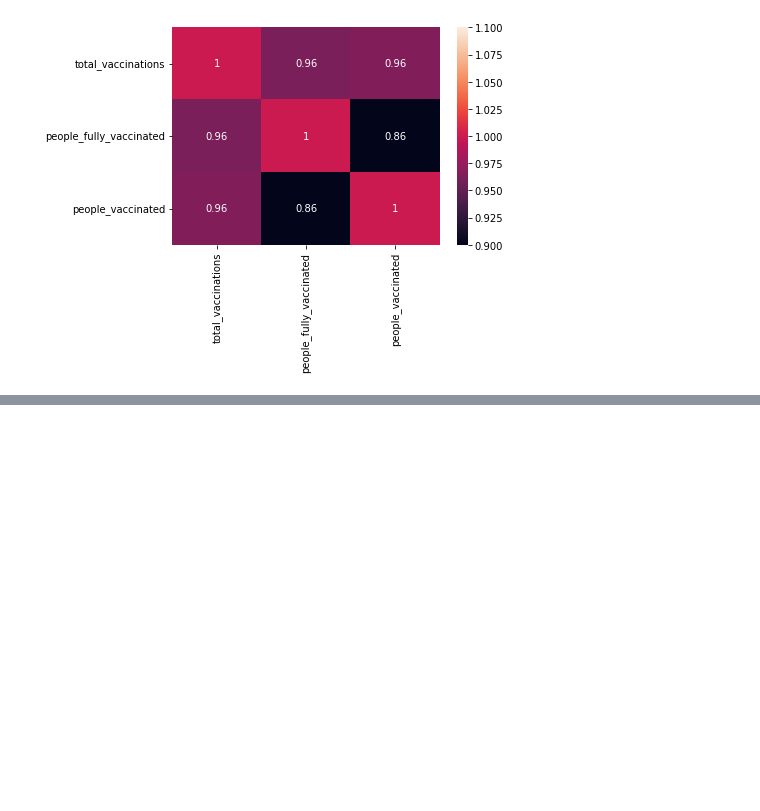
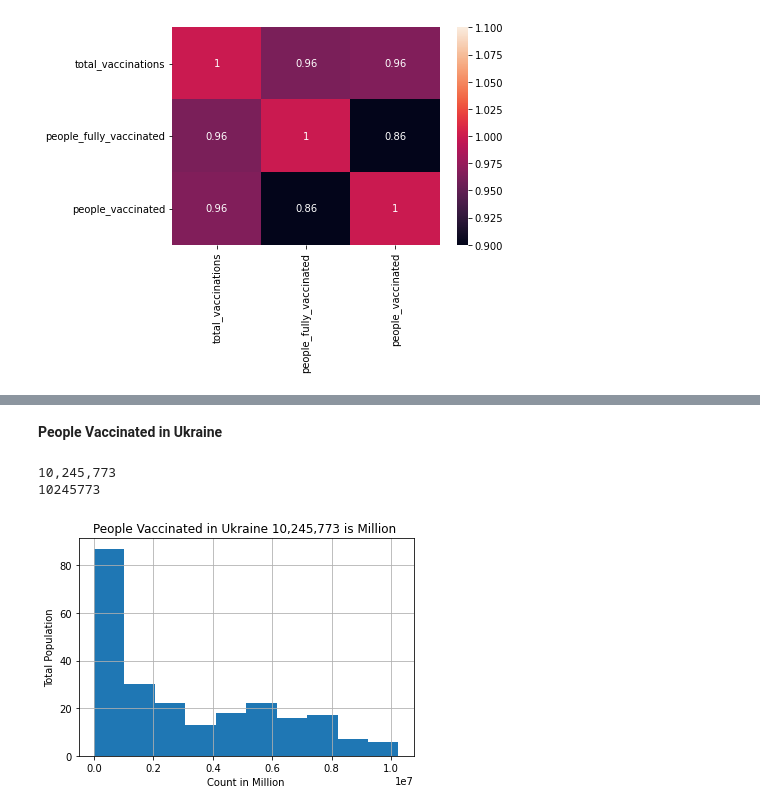
Before and after one commit to nitin578/103_Country_Covid19_Vaccinations, a Jupyter notebook: Test.ipynb, the cells around one changed output, grey strips where cells are left out. Saved outputs shown, nothing was run; the diff lists cells and outputs as text; code cells hidden in the pictures; blank space fills up the shorter version.

```diff
--- a/Test.ipynb
+++ b/Test.ipynb
@@ -147,0 +285,16 @@ sns.heatmap(Canada_df[numerical_features].corr(), vmin=1, vmax=1, annot=True)
+# %% [markdown]
+**People Vaccinated in Ukraine**
+# %%
+Ukraine_df[numerical_features].hist(column = 'people_vaccinated')
+plt.xlabel("Count in Million")
+plt.ylabel("Total Population")
+plt.title("People Vaccinated in Ukraine 10,245,773 is Million ")
+column = Ukraine_df["people_vaccinated"]
+max_value = column.max()
+number_with_commas = "{:,}".format(10245773)
+print(number_with_commas)
+print(max_value)
+# %% [output]
+10,245,773
+10245773
+[figure, added]
```
Also changed, not shown: parts of 35 cells of this notebook.
